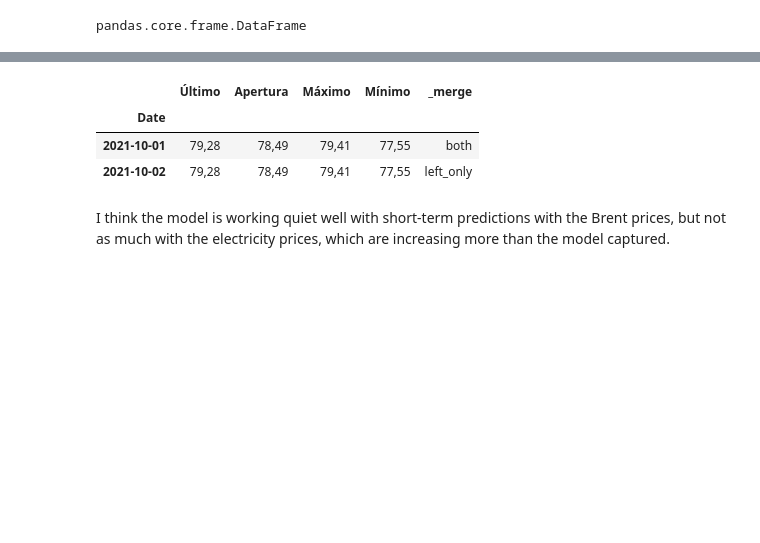
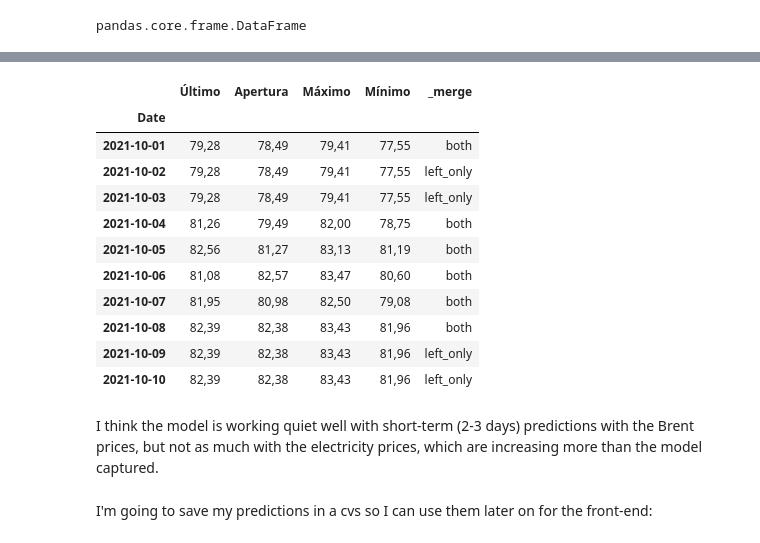
Before and after one commit to PaulaCervilla/Electricity-prices-predictions-in-Spain---Data-Science-TFM, a Jupyter notebook: TFM Precio electricidad - Modelling - 2013-2021.ipynb, the cells around one changed output, grey strips where cells are left out. Saved outputs shown, nothing was run; the diff lists cells and outputs as text; code cells hidden in the pictures; blank space fills up the shorter version.

```diff
--- a/TFM Precio electricidad - Modelling - 2013-2021.ipynb
+++ b/TFM Precio electricidad - Modelling - 2013-2021.ipynb
@@ -1057,7 +1094,7 @@ historical_brent = pd.read_csv("/home/dsc/CarpetaCompartida/TFM/historic_brent_p
 
 historical_brent["Date"] = pd.to_datetime(historical_brent["Date"], dayfirst=True)
 # %%
-days = pd.DataFrame(index = pd.date_range("2013-01-02", periods = 3196, freq = "D")).rename_axis("Date")
+days = pd.DataFrame(index = pd.date_range("2013-01-02", periods = 3204, freq = "D")).rename_axis("Date")
 
 historical_brent_prices_allweek = pd.merge(days, historical_brent, on= "Date", indicator = True, how= "left")
 
@@ -1065,11 +1102,21 @@ historical_brent_prices_allweek = pd.merge(days, historical_brent, on= "Date", i
 historical_brent_prices_allweek = historical_brent_prices_allweek.fillna(method= "ffill")
 historical_brent_prices_allweek.set_index("Date", inplace= True)
 # %%
-historical_brent_prices_allweek.loc["2021-10-01":"2021-10-02"]
+historical_brent_prices_allweek.loc["2021-10-01":"2021-10-10"]
 # %% [output]
 |  | Último | Apertura | Máximo | Mínimo | _merge |
 | Date |  |  |  |  |  |
 | 2021-10-01 | 79,28 | 78,49 | 79,41 | 77,55 | both |
 | 2021-10-02 | 79,28 | 78,49 | 79,41 | 77,55 | left_only |
+| 2021-10-03 | 79,28 | 78,49 | 79,41 | 77,55 | left_only |
+| 2021-10-04 | 81,26 | 79,49 | 82,00 | 78,75 | both |
+| 2021-10-05 | 82,56 | 81,27 | 83,13 | 81,19 | both |
+| 2021-10-06 | 81,08 | 82,57 | 83,47 | 80,60 | both |
+| 2021-10-07 | 81,95 | 80,98 | 82,50 | 79,08 | both |
+| 2021-10-08 | 82,39 | 82,38 | 83,43 | 81,96 | both |
+| 2021-10-09 | 82,39 | 82,38 | 83,43 | 81,96 | left_only |
+| 2021-10-10 | 82,39 | 82,38 | 83,43 | 81,96 | left_only |
 # %% [markdown]
-I think the model is working quiet well with short-term predictions with the Brent prices, but not as much with the electricity prices, which are increasing more than the model captured.
+I think the model is working quiet well with short-term (2-3 days) predictions with the Brent prices, but not as much with the electricity prices, which are increasing more than the model captured.
+# %% [markdown]
+I'm going to save my predictions in a cvs so I can use them later on for the front-end:
```
Also changed, not shown: parts of 27 cells of this notebook.
